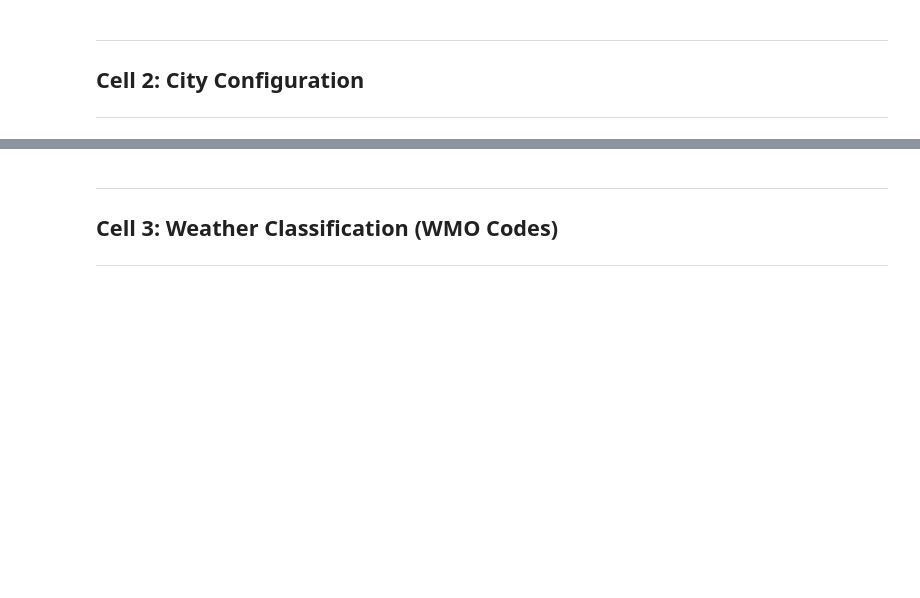
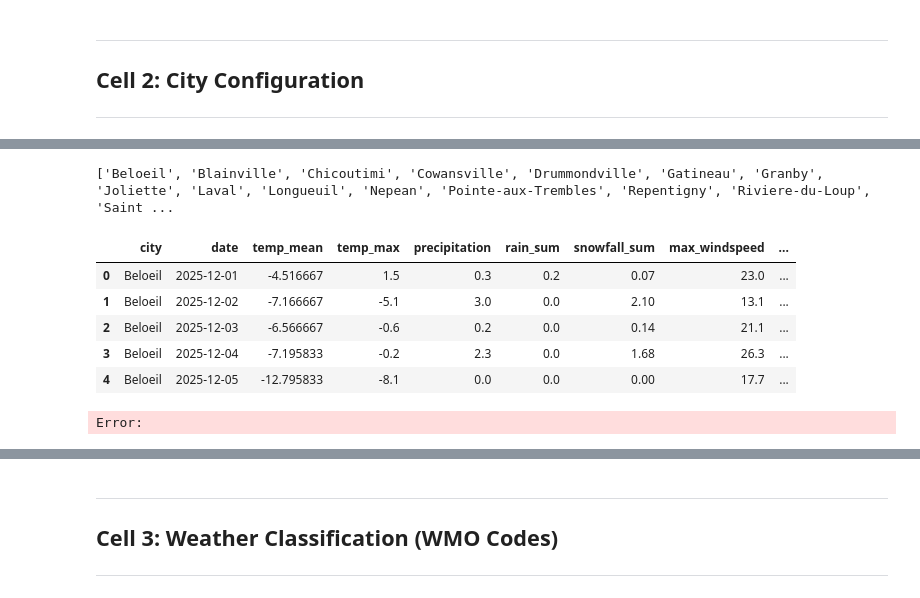
Before and after one commit to 1767902694-svg/busa693-clubpiscine, a Jupyter notebook: use_case_4_forecasting/notebooks/02_weather_integration.ipynb, the cells around one changed output, grey strips where cells are left out. Saved outputs shown, nothing was run; the diff lists cells and outputs as text; code cells hidden in the pictures; blank space fills up the shorter version.

```diff
--- a/use_case_4_forecasting/notebooks/02_weather_integration.ipynb
+++ b/use_case_4_forecasting/notebooks/02_weather_integration.ipynb
@@ -154,0 +601,50 @@ Columns in weekly_units:
+# %%
+# Align city names in Azure with CITY_COORDS in UC4
+CITY_NAME_MAP = {
+    "blainville": "Blainville",
+    "drummondville": "Drummondville",
+    "sherbrooke": "Sherbrooke",
+    "granby": "Granby",
+    "laval": "Laval",
+    "longueuil": "Longueuil",
+    "saint-jerome": "Saint-Jérôme",
+    "st-georges-de-beauce": "St-Georges-de-Beauce",
+    "victoriaville": "Victoriaville",
+    "repentigny": "Repentigny",
+    "chicoutimi": "Chicoutimi",
+    "trois-rivieres": "Trois-Rivières",
+    "val-dor": "Val-d'Or",
+    "nepean": "Nepean",
+    "pointe-aux-trembles": "Pointe-aux-Trembles",
+    "st-hyacinthe": "St-Hyacinthe",
+    "sorel-tracy": "Sorel-Tracy",
+    "saint-jean-sur-richelieu": "Saint-Jean-sur-Richelieu",
+    "saint-eustache": "Saint-Eustache",
+    "gatineau": "Gatineau",
+    "joliette": "Joliette",
+    "thetford-mines": "Thetford Mines",
+    "st-constant": "St-Constant",
+    "cowansville": "Cowansville",
+    "sainte-agathe-des-monts": "Sainte-Agathe-des-Monts",
+    "riviere-du-loup": "Riviere-du-Loup",
+    "beloeil": "Beloeil",
+}
+weather_daily["city"] = (
+    weather_daily["city"]
+    .str.strip()
+    .str.lower()
+    .map(CITY_NAME_MAP)
+    .fillna(weather_daily["city"])
+)
+
+print(sorted(weather_daily["city"].dropna().unique()))
+weather_daily.head()
+# %% [output]
+['Beloeil', 'Blainville', 'Chicoutimi', 'Cowansville', 'Drummondville', 'Gatineau', 'Granby', 'Joliette', 'Laval', 'Longueuil', 'Nepean', 'Pointe-aux-Trembles', 'Repentigny', 'Riviere-du-Loup', 'Saint ...
+|  | city | date | temp_mean | temp_max | precipitation | rain_sum | snowfall_sum | max_windspeed | ... |
+| 0 | Beloeil | 2025-12-01 | -4.516667 | 1.5 | 0.3 | 0.2 | 0.07 | 23.0 | ... |
+| 1 | Beloeil | 2025-12-02 | -7.166667 | -5.1 | 3.0 | 0.0 | 2.10 | 13.1 | ... |
+| 2 | Beloeil | 2025-12-03 | -6.566667 | -0.6 | 0.2 | 0.0 | 0.14 | 21.1 | ... |
+| 3 | Beloeil | 2025-12-04 | -7.195833 | -0.2 | 2.3 | 0.0 | 1.68 | 26.3 | ... |
+| 4 | Beloeil | 2025-12-05 | -12.795833 | -8.1 | 0.0 | 0.0 | 0.00 | 17.7 | ... |
+Error:
```
Also changed, not shown: parts of 47 cells of this notebook.
